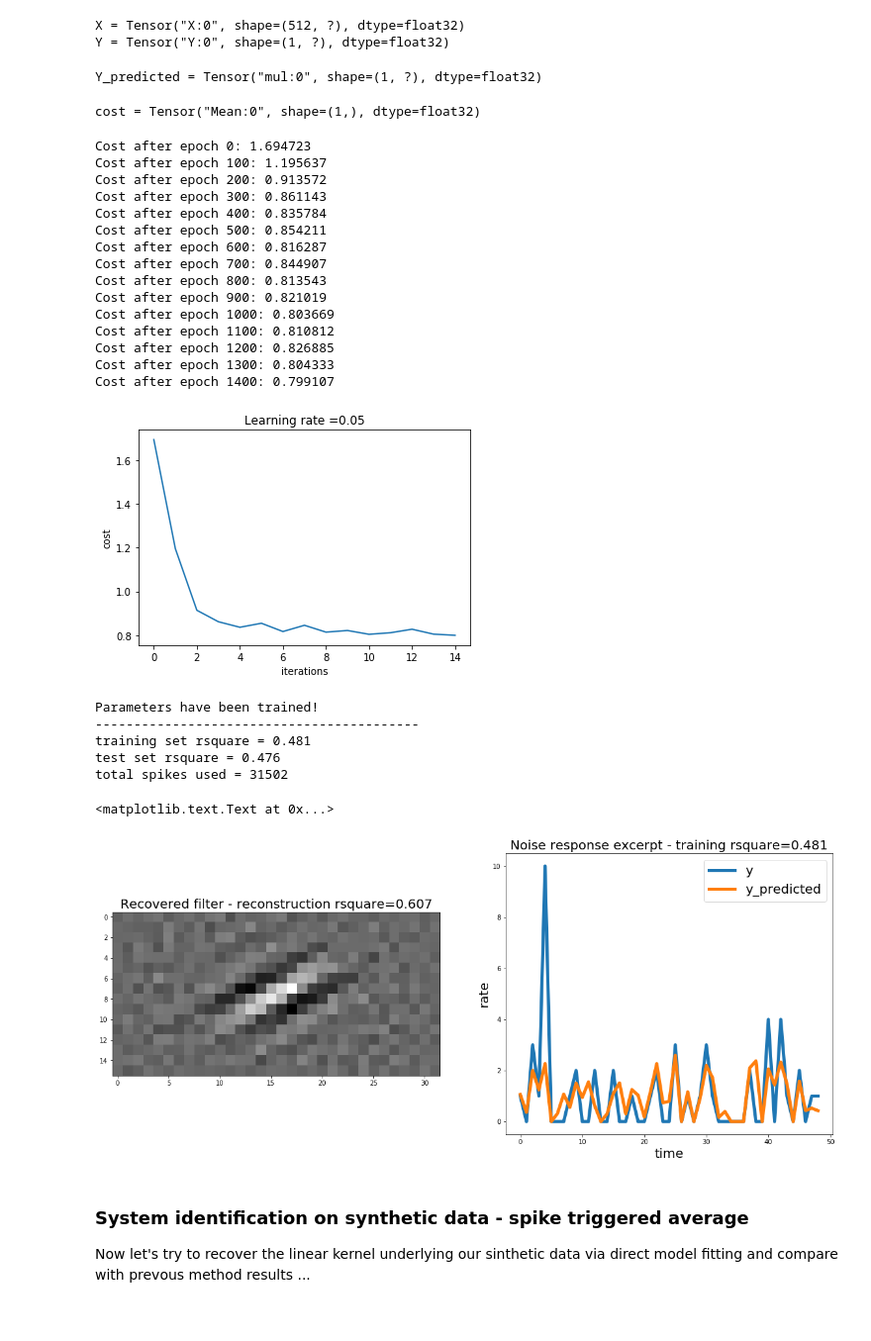
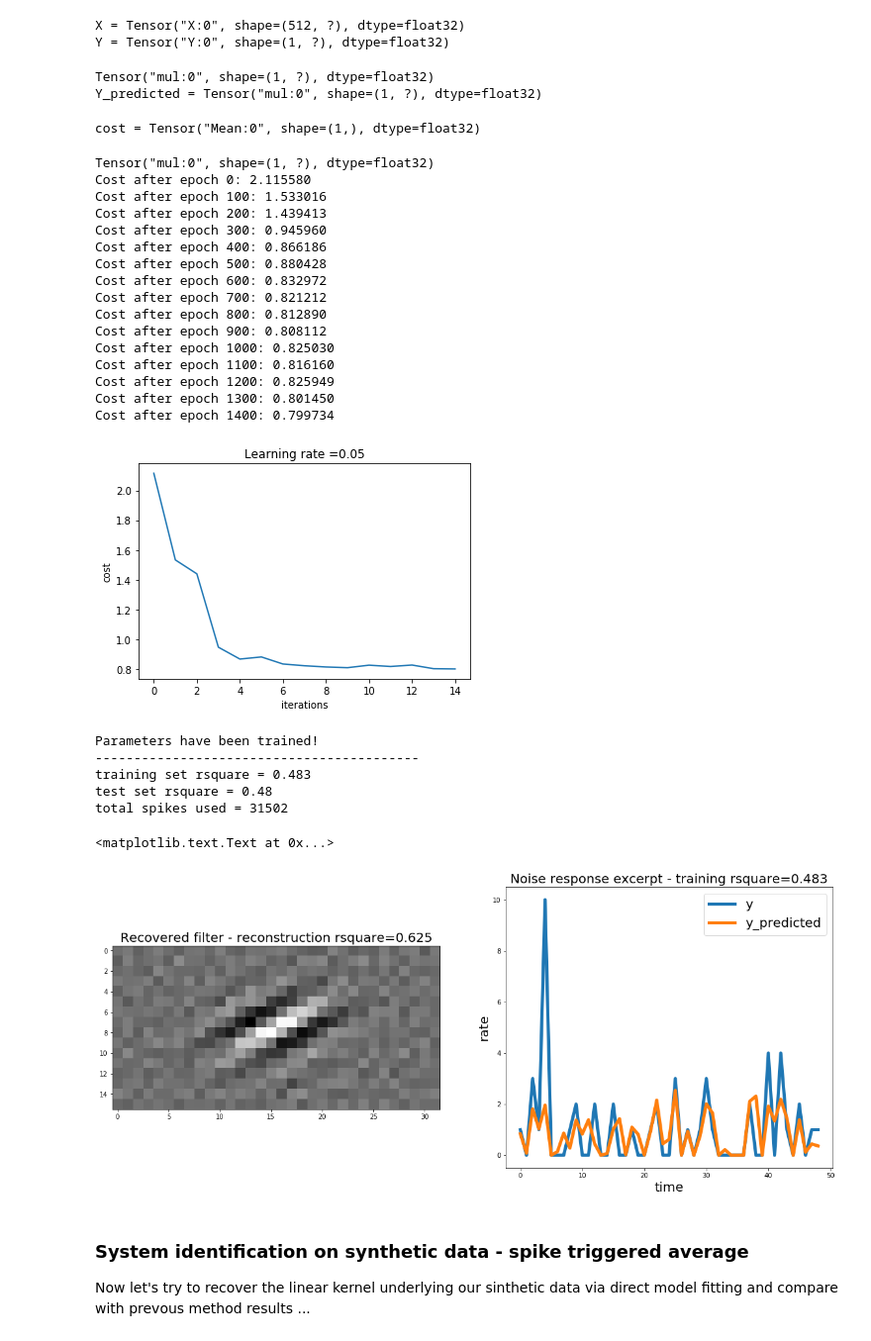
Before and after one commit to gmatteuc/PyPN, a Jupyter notebook: Neural_system_identification_in_Tensorflow.ipynb, the cells around one changed output. Shown: that part at 99% size. Cells and saved outputs as stored; diff of their text form; code cells hidden in the pictures.

```diff
--- a/Neural_system_identification_in_Tensorflow.ipynb
+++ b/Neural_system_identification_in_Tensorflow.ipynb
@@ -154,7 +154,8 @@ def predict(x,params):
     # let's consider diverse temporal samples as training examples
     # so as to vectorize with matmul
     y_predicted=tf.nn.relu(tf.matmul(W,x))
-    y_predicted=g*tf.divide(y_predicted,tf.reduce_max(y_predicted, reduction_indices=[1]))
+    y_predicted=g*tf.divide(y_predicted,tf.reduce_max(y_predicted, reduction_indices=[1])+1e-8)
+    print(y_predicted)
     return y_predicted
 # TEST case
 tf.reset_default_graph()
@@ -166,6 +167,7 @@ with tf.Session() as sess:
     Y_predicted=predict(X,params)
     print("Y_predicted = " + str(Y_predicted))
 # %% [output]
+Tensor("mul:0", shape=(1, ?), dtype=float32)
 Y_predicted = Tensor("mul:0", shape=(1, ?), dtype=float32)
 # %%
 # define cost function (over the whole batch)
@@ -224,55 +226,57 @@ def LN_model(x_train, y_train, x_test, y_test, learning_rate = 0.5,
     return params, y_predicted, y_predicted_test
 # %%
 # run the model optimization (fit our linear model to the data)
-params, y_predicted, y_predicted_test = LN_model(x_train, y_train, x_test, y_test,
+optimal_params, y_predicted, y_predicted_test = LN_model(x_train, y_train, x_test, y_test,
                                      num_epochs = 1500, learning_rate=0.05, print_cost=True)
 # quantify training test and kernel reconstruction rsquare
 train_rsq=np.square(sp.stats.pearsonr(y_predicted[0].flatten(),y_train.flatten()))[0]
 test_rsq=np.square(sp.stats.pearsonr(y_predicted_test[0].flatten(),y_test.flatten()))[0]
-reconstruction_rsq=np.square(sp.stats.pearsonr(kernel.flatten(),params['W'].flatten()))[0]
+reconstruction_rsq=np.square(sp.stats.pearsonr(kernel.flatten(),
+                                               optimal_params['W'].flatten()))[0]
 # inspect kernel
-reconstructed_kernel = np.reshape(params['W'],(noise_height,noise_width))
+reconstructed_kernel = np.reshape(optimal_params['W'],(noise_height,noise_width))
 
 # inspect results
 print('------------------------------------------')
 print("training set rsquare = "+str(round(train_rsq,3)))
 print("test set rsquare = "+str(round(test_rsq,3)))
 print("total spikes used = "+str(round(psth.sum(),3)))
 fig = plt.figure(figsize=(20, 8))
 fig.add_subplot(1,2,1)
 a=plt.imshow( reconstructed_kernel , cmap='gray')
 plt.title("Recovered filter - reconstruction rsquare="+str(round(reconstruction_rsq,3)),fontsize=20)
 b=fig.add_subplot(1,2,2)
 plt.plot(psth[1:50], lw=5, label='y')
 plt.plot(y_predicted[0].flatten()[1:50], lw=5, label='y_predicted')
 plt.ylabel('rate',fontsize=20)
 plt.xlabel('time',fontsize=20)
 b.legend(loc=1,prop={'size': 20})
 plt.title("Noise response excerpt - training rsquare="+str(round(train_rsq,3)),fontsize=20)
 # %% [output]
-Cost after epoch 0: 1.694723
-Cost after epoch 100: 1.195637
-Cost after epoch 200: 0.913572
-Cost after epoch 300: 0.861143
-Cost after epoch 400: 0.835784
-Cost after epoch 500: 0.854211
-Cost after epoch 600: 0.816287
-Cost after epoch 700: 0.844907
-Cost after epoch 800: 0.813543
-Cost after epoch 900: 0.821019
-Cost after epoch 1000: 0.803669
-Cost after epoch 1100: 0.810812
-Cost after epoch 1200: 0.826885
-Cost after epoch 1300: 0.804333
-Cost after epoch 1400: 0.799107
+Tensor("mul:0", shape=(1, ?), dtype=float32)
+Cost after epoch 0: 2.115580
+Cost after epoch 100: 1.533016
+Cost after epoch 200: 1.439413
+Cost after epoch 300: 0.945960
+Cost after epoch 400: 0.866186
+Cost after epoch 500: 0.880428
+Cost after epoch 600: 0.832972
+Cost after epoch 700: 0.821212
+Cost after epoch 800: 0.812890
+Cost after epoch 900: 0.808112
+Cost after epoch 1000: 0.825030
+Cost after epoch 1100: 0.816160
+Cost after epoch 1200: 0.825949
+Cost after epoch 1300: 0.801450
+Cost after epoch 1400: 0.799734
-[figure, old version]
+[figure, new version]
 Parameters have been trained!
 ------------------------------------------
-training set rsquare = 0.481
-test set rsquare = 0.476
+training set rsquare = 0.483
+test set rsquare = 0.48
 total spikes used = 31502
 <matplotlib.text.Text at 0x...>
-[figure, old version]
+[figure, new version]
 # %% [markdown]
 ### System identification on synthetic data - spike triggered average
 Now let's try to recover the linear kernel underlying our sinthetic data via direct model fitting and compare with prevous method results ...
```
Also changed, not shown: parts of 8 cells of this notebook.
